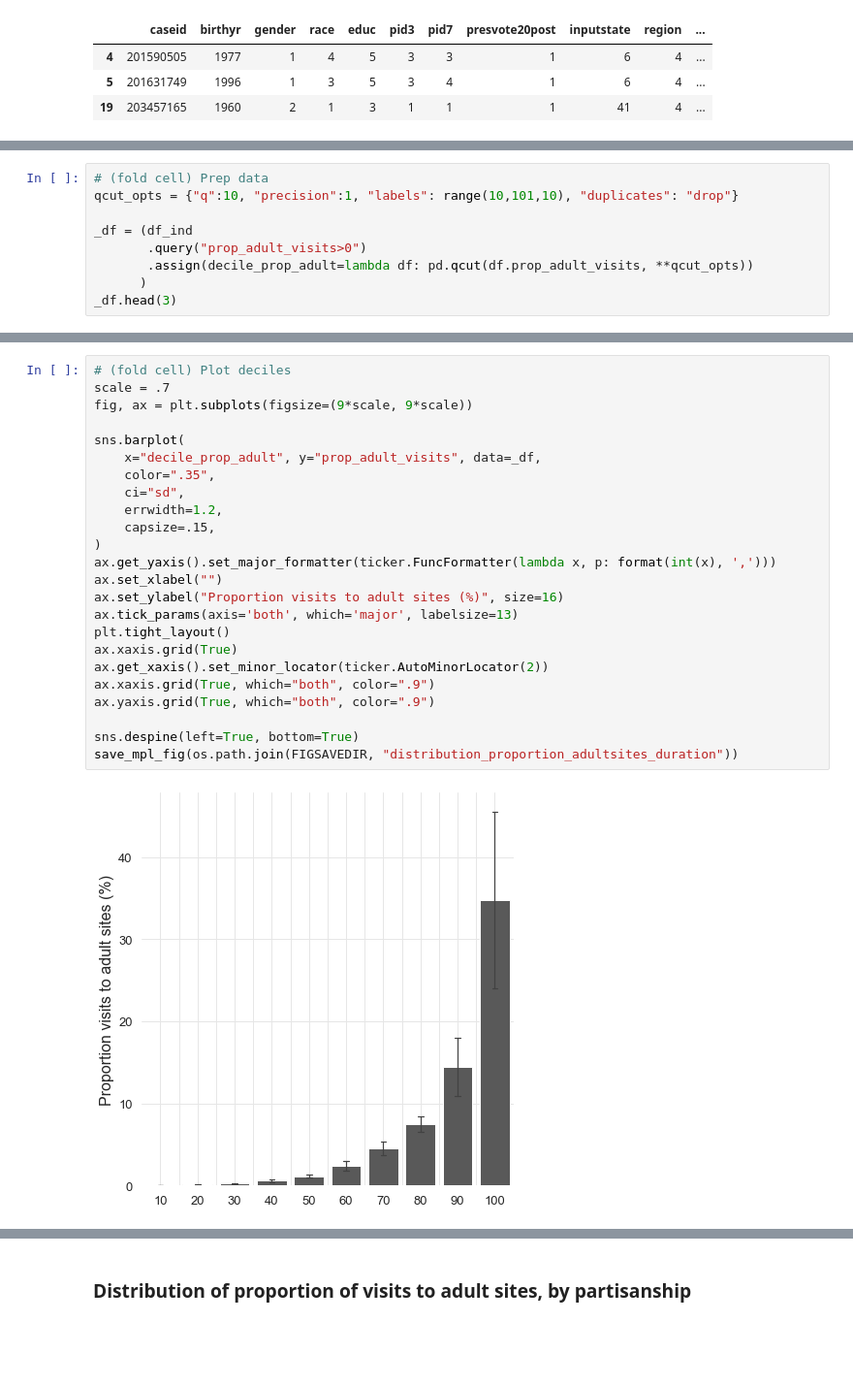
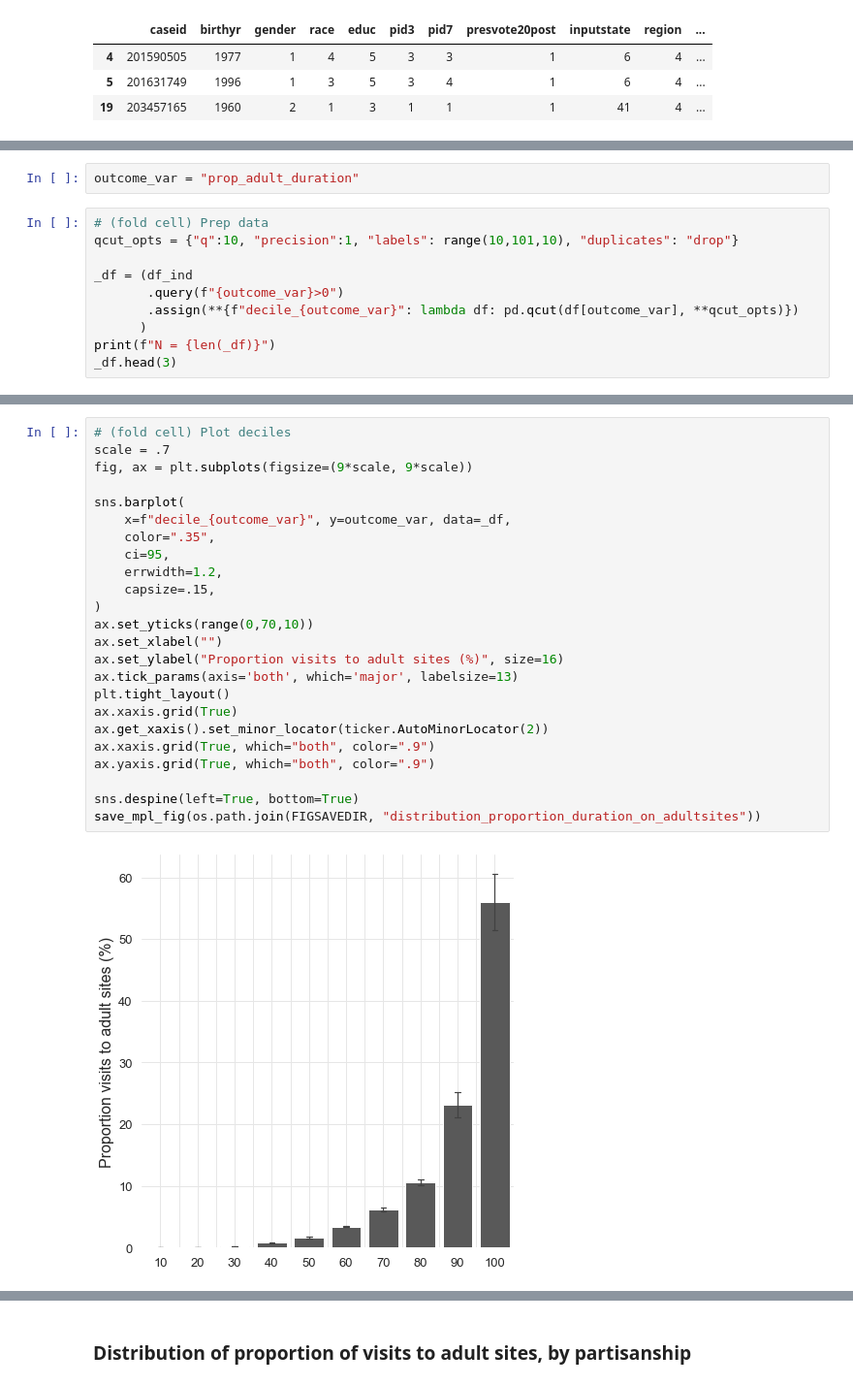
Before and after one commit to soodoku/adult, a Jupyter notebook: scripts/duration_on_adultsites.ipynb, the cells around one changed output, grey strips where cells are left out. Shown at 97% size. Cells and saved outputs as stored; diff of their text form; blank space fills up the shorter version.

```diff
--- a/scripts/duration_on_adultsites.ipynb
+++ b/scripts/duration_on_adultsites.ipynb
@@ -323,10 +373,13 @@ save_mpl_fig(os.path.join(FIGSAVEDIR, "distribution_duration_on_adultsites_by_pa
+# %%
+outcome_var = "prop_adult_duration"
 # %%
 # (fold cell) Prep data
 qcut_opts = {"q":10, "precision":1, "labels": range(10,101,10), "duplicates": "drop"}
 
 _df = (df_ind
-       .query("prop_adult_visits>0")
-       .assign(decile_prop_adult=lambda df: pd.qcut(df.prop_adult_visits, **qcut_opts))
+       .query(f"{outcome_var}>0")
+       .assign(**{f"decile_{outcome_var}": lambda df: pd.qcut(df[outcome_var], **qcut_opts)})
       )
+print(f"N = {len(_df)}")
 _df.head(3)
 # %% [output]
@@ -337,29 +391,29 @@ _df.head(3)
 # %%
 # (fold cell) Plot deciles
 scale = .7
 fig, ax = plt.subplots(figsize=(9*scale, 9*scale))
 
 sns.barplot(
-    x="decile_prop_adult", y="prop_adult_visits", data=_df,
+    x=f"decile_{outcome_var}", y=outcome_var, data=_df,
     color=".35",
-    ci="sd",
+    ci=95,
     errwidth=1.2,
     capsize=.15,
 )
-ax.get_yaxis().set_major_formatter(ticker.FuncFormatter(lambda x, p: format(int(x), ',')))
+ax.set_yticks(range(0,70,10))
 ax.set_xlabel("")
 ax.set_ylabel("Proportion visits to adult sites (%)", size=16)
 ax.tick_params(axis='both', which='major', labelsize=13)
 plt.tight_layout()
 ax.xaxis.grid(True)
 ax.get_xaxis().set_minor_locator(ticker.AutoMinorLocator(2))
 ax.xaxis.grid(True, which="both", color=".9")
 ax.yaxis.grid(True, which="both", color=".9")
 
 sns.despine(left=True, bottom=True)
-save_mpl_fig(os.path.join(FIGSAVEDIR, "distribution_proportion_adultsites_duration"))
+save_mpl_fig(os.path.join(FIGSAVEDIR, "distribution_proportion_duration_on_adultsites"))
 # %% [output]
-[figure, old version]
+[figure, new version]
 # %%
 # Get table of percentiles (fold cell)
 ntiles = [.0,.1,.2,.3,.4,.5,.6,.7,.8,.9,.95,.96,.97,.98,.99,1]
```
Also changed, not shown: parts of 15 cells of this notebook, 18 other files.
